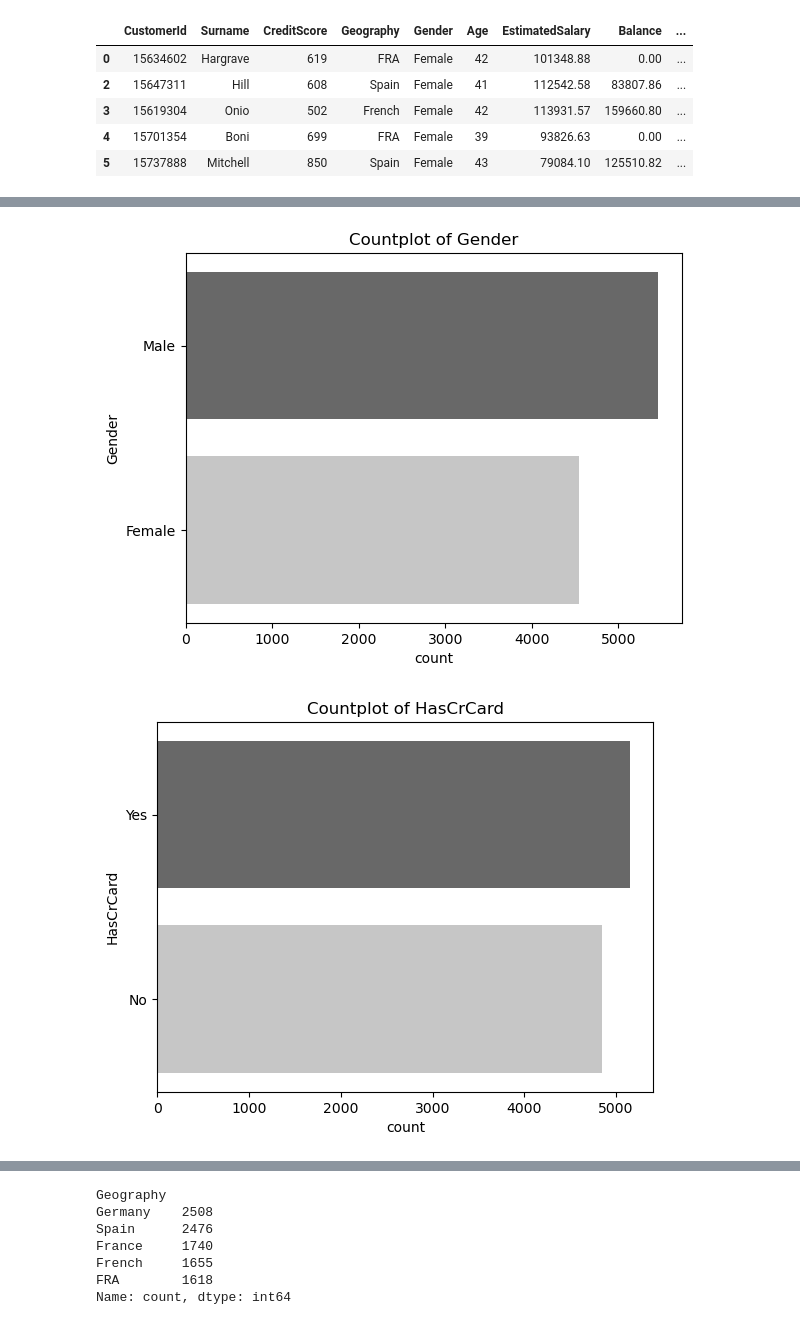
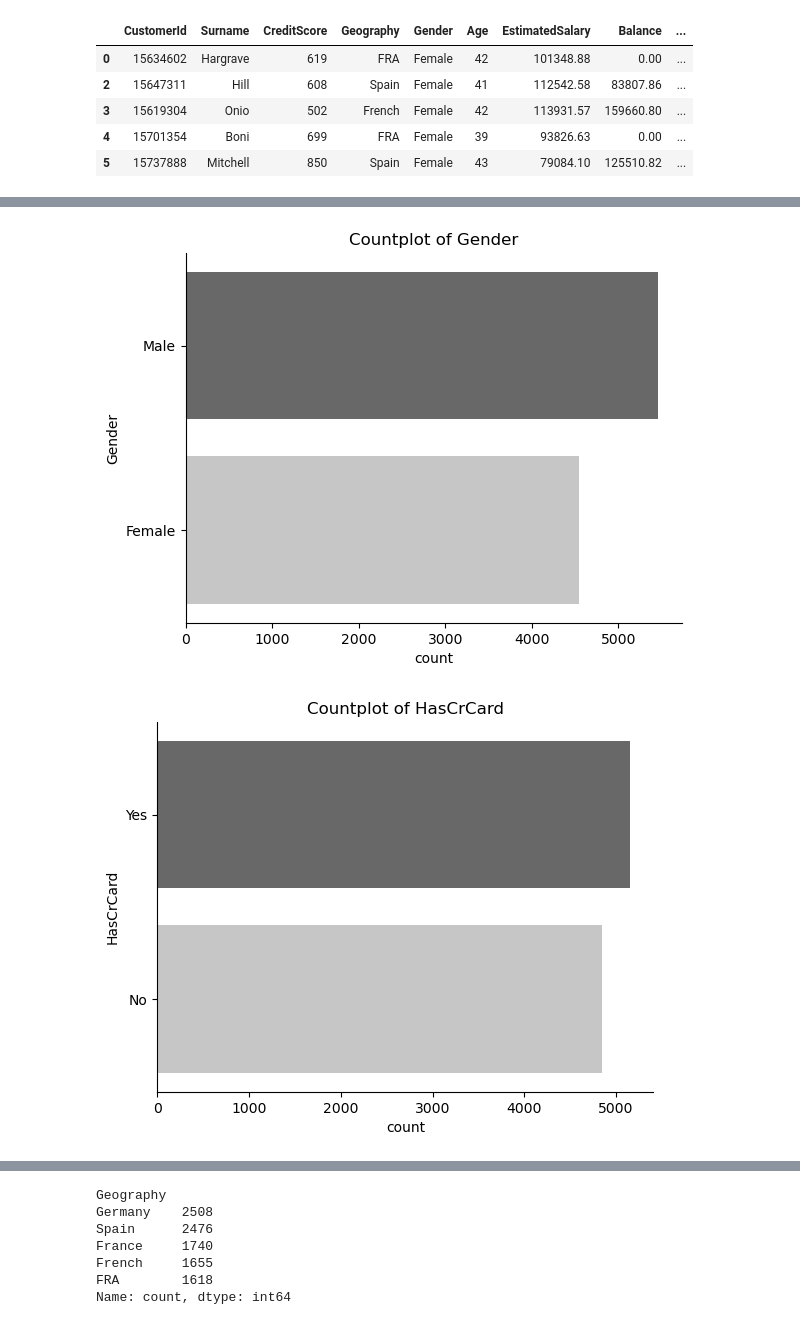
Before and after one commit to Abednego-py/ZinaPay-Bank-Customer-Analysis, a Jupyter notebook: Bank Customer Churn Data Analysis.ipynb, the cells around one changed output, grey strips where cells are left out. Cells and saved outputs as stored; diff of their text form; code cells hidden in the pictures.

```diff
--- a/Bank Customer Churn Data Analysis.ipynb
+++ b/Bank Customer Churn Data Analysis.ipynb
@@ -416,6 +420,7 @@ df.head()
 for column in cat_columns[1:]:
     sorted_categories = df[column].value_counts().index
     sb.countplot(y=column, data=df, order=sorted_categories, palette='Greys_r')
+    sb.despine()
     plt.title(f'Countplot of {column}')
     plt.show()
 # %% [output]
@@ -423,2 +428,2 @@ for column in cat_columns[1:]:
-[figure, old version]
+[figure, new version]
-[figure, old version]
+[figure, new version]
```
Also changed, not shown: parts of 12 cells of this notebook, 1 other file.
